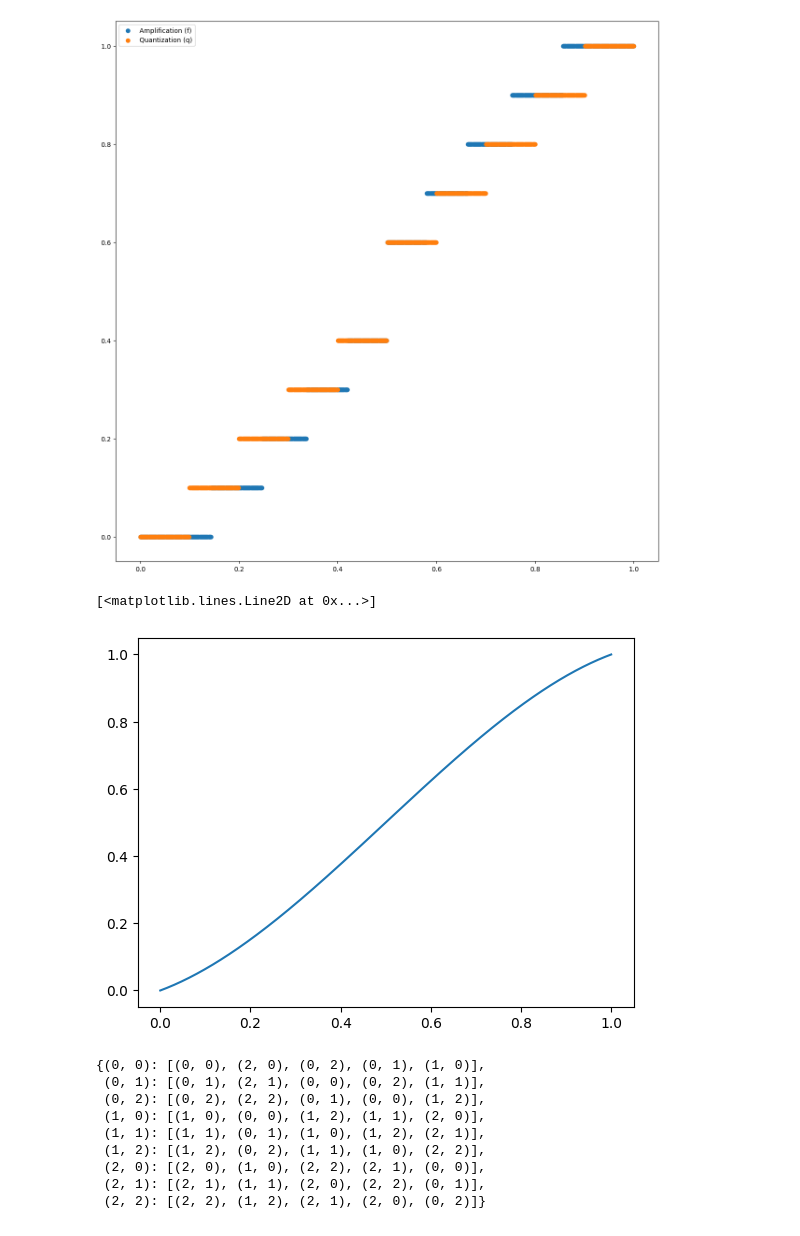
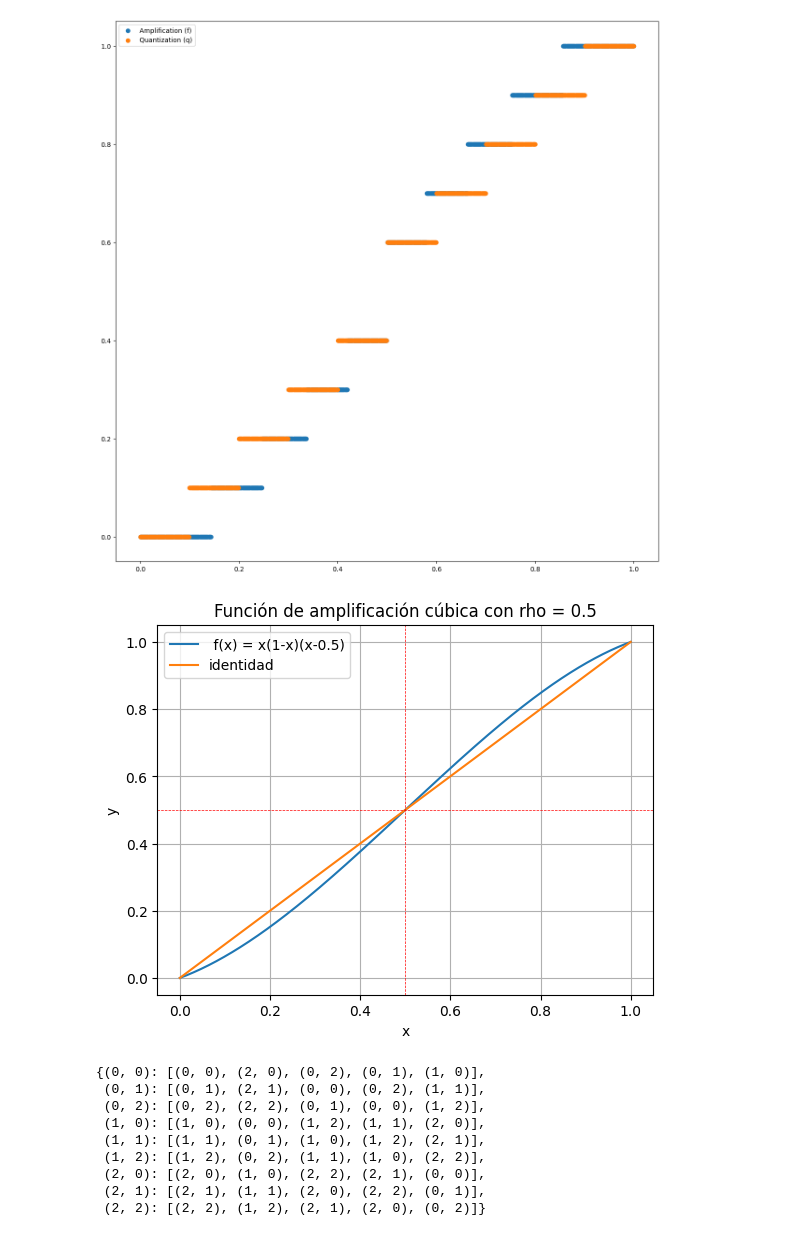
Before and after one commit to nacho2110/edpn-proyecto, a Jupyter notebook: preproyecto.ipynb, the cells around one changed output. Drawn from its saved outputs; the diff is of its cells as text; code cells hidden in the pictures.

```diff
--- a/preproyecto.ipynb
+++ b/preproyecto.ipynb
@@ -46,7 +46,16 @@ np.max(classifier.grid)
 np.float64(1.0)
 # %%
 
-x = np.linspace(0,1,100000)
+x = np.linspace(0,1,1000)
 plt.figure(figsize=(10, 5))
-plt.scatter(x,[classifier.q(_) for _ in x], )
+plt.plot(x,[classifier.q(_) for _ in x], label='q(x)')
+plt.plot(x, x + amp_polym(x, 0.5), label=' f(x) = x(1-x)(x-0.5)')
+plt.xlabel('x')
+plt.ylabel('y')
+plt.axhline(0.5, color='red', linestyle='--', linewidth=0.5)
+plt.axvline(0.5, color='red', linestyle='--', linewidth=0.5)
+plt.title('Función de amplificación cúbica con rho = 0.5')
+plt.grid()
+
+plt.savefig("cuantization_plot.pdf", format='pdf')
 # %% [output]
@@ -79,10 +87,18 @@ plt.legend()
 <matplotlib.legend.Legend at 0x...>
 [figure]
 # %%
-plt.plot(x, x + amp_polym(x, 0.5), label='Amplification')
+plt.plot(x, x + amp_polym(x, 0.5), label=' f(x) = x(1-x)(x-0.5)')
+plt.plot(x, x, label='identidad')
+plt.xlabel('x')
+plt.ylabel('y')
+plt.axhline(0.5, color='red', linestyle='--', linewidth=0.5)
+plt.axvline(0.5, color='red', linestyle='--', linewidth=0.5)
+plt.title('Función de amplificación cúbica con rho = 0.5')
+plt.legend()
+plt.grid()
+plt.savefig("amplification_plot.pdf", format='pdf')
 # %% [output]
-[<matplotlib.lines.Line2D at 0x...>]
-[figure, old version]
+[figure, new version]
 # %%
 classifier.neighbors
 # %% [output]
```
Also changed, not shown: parts of 3 cells of this notebook, 2 other files.
